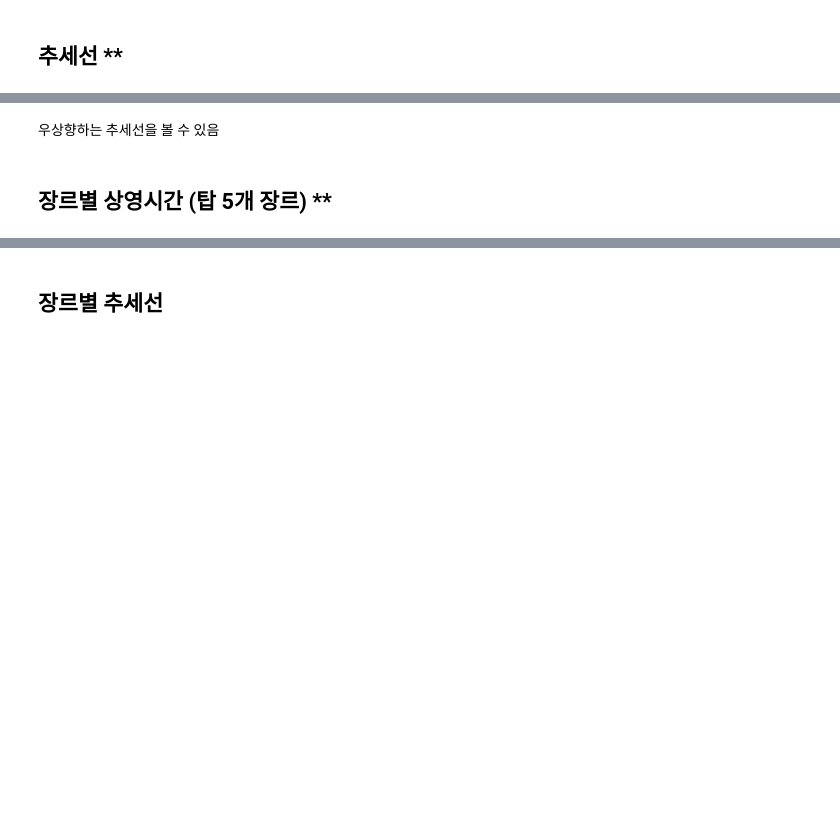
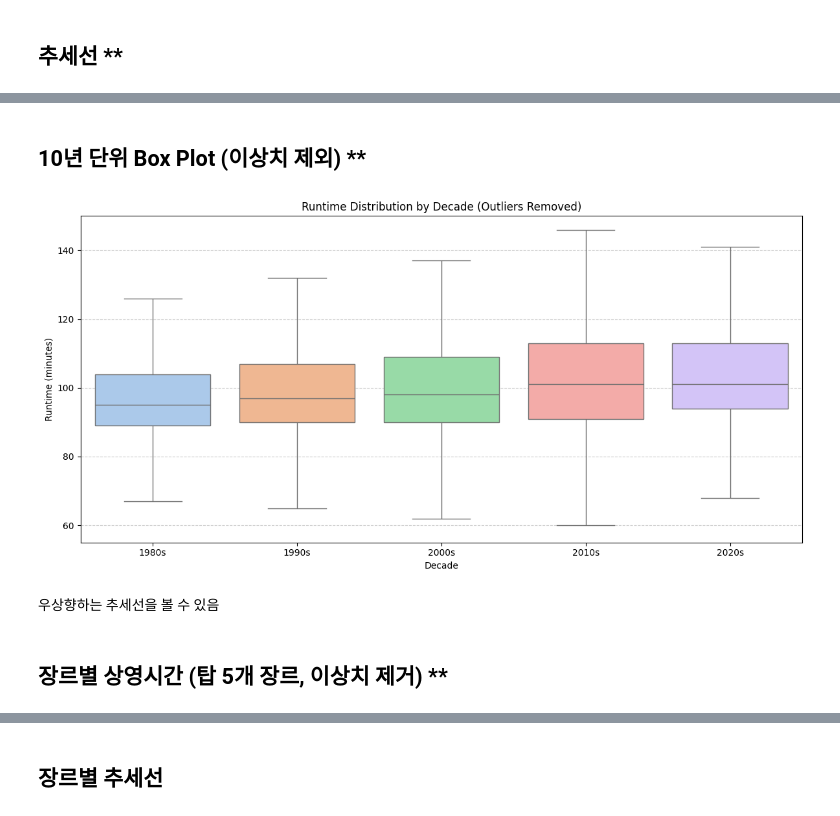
Before and after one commit to Encore-SKN-17/EDA_MINI_1TEAM, a Jupyter notebook: movie_EDA.ipynb, the cells around one changed output, grey strips where cells are left out. Drawn from its saved outputs; the diff is of its cells as text; code cells hidden in the pictures; blank space fills up the shorter version.

```diff
--- a/movie_EDA.ipynb
+++ b/movie_EDA.ipynb
@@ -74,7 +70,37 @@ sns.regplot(data=avg_movie_runtime_df, x='Year',y='avg_runtime' ,scatter=True, c
+# %% [markdown]
+## 10년 단위 Box Plot (이상치 제외) **
+# %%
+filtered_df = movie_df[movie_df['Duration_minute'].notna()].copy()
+filtered_df = filtered_df.groupby('Year', group_keys=False).apply(lambda x: remove_outliers_iqr(x, 'Duration_minute'))
+
+# 2. decade 컬럼 생성
+filtered_df = filtered_df.copy()  # 경고 방지
+filtered_df['decade'] = ((filtered_df['Year'] // 10) * 10).astype(str) + 's'
+
+# 박스플롯
+plt.figure(figsize=(12, 6))
+sns.boxplot(
+    data=filtered_df,
+    x='decade',
+    y='Duration_minute',
+    hue='decade',      # 추가
+    legend=False,      # 범례 제거
+    showfliers=False,
+    palette='pastel'
+)
+plt.title('Runtime Distribution by Decade (Outliers Removed)')
+plt.xlabel('Decade')
+plt.ylabel('Runtime (minutes)')
+plt.grid(axis='y', linestyle='--', alpha=0.6)
+plt.ylim(55, 150)
+plt.tight_layout()
+plt.show()
+# %% [output]
+[figure, added]
 # %% [markdown]
 우상향하는 추세선을 볼 수 있음
 # %% [markdown]
-## 장르별 상영시간 (탑 5개 장르) **
+## 장르별 상영시간 (탑 5개 장르, 이상치 제거) **
 # %%
 import pandas as pd
 import matplotlib.pyplot as plt
```
Also changed, not shown: parts of 26 cells of this notebook, 1 other file.
